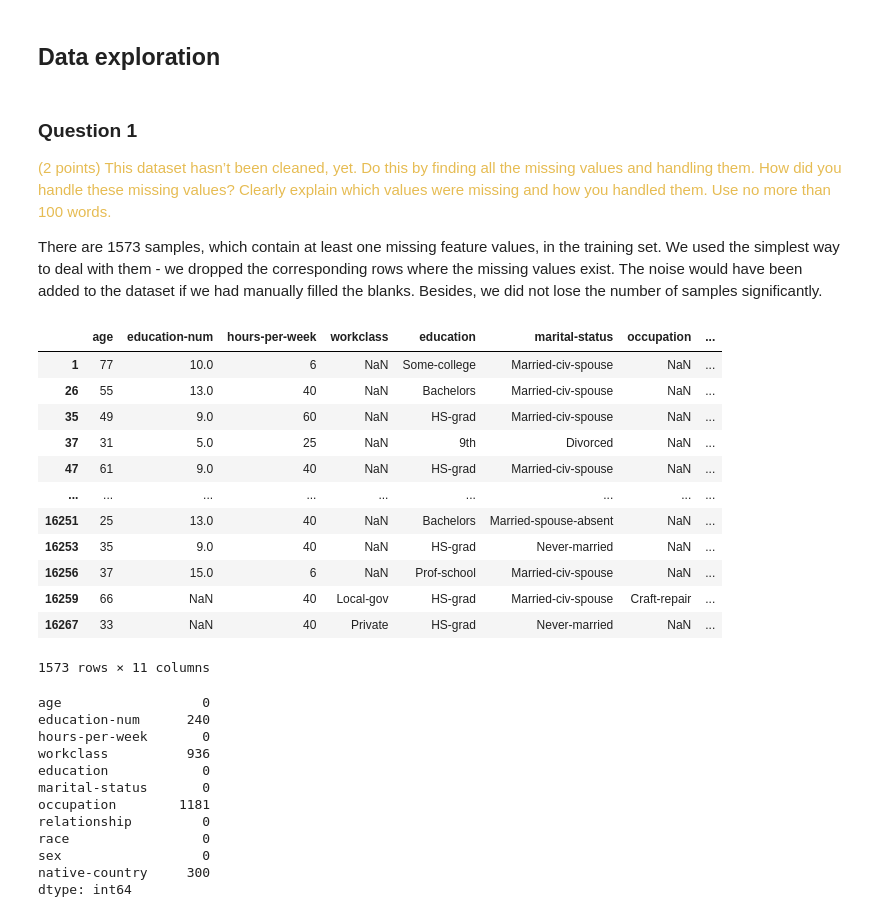
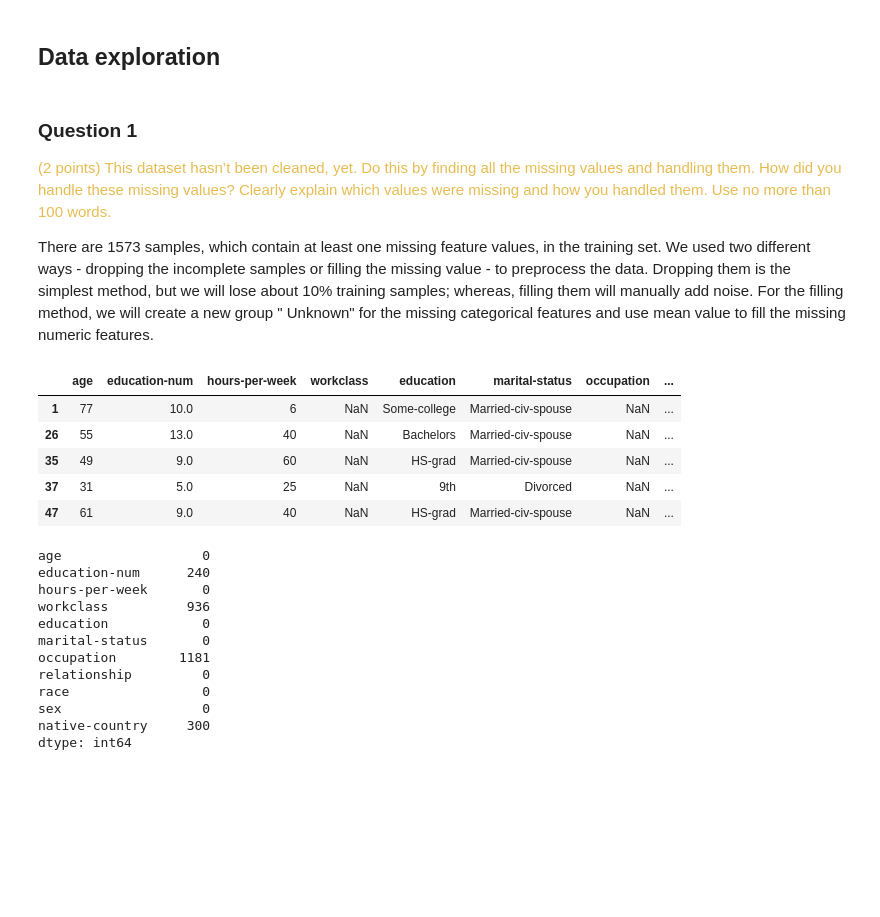
Before and after one commit to Timo9Madrid7/CSE2510MachineLearning, a Jupyter notebook: America Census/GROUP_problem_census.ipynb, the cells around one changed output. Cells and saved outputs as stored; diff of their text form; code cells hidden in the pictures; blank space fills up the shorter version.

```diff
--- a/America Census/GROUP_problem_census.ipynb
+++ b/America Census/GROUP_problem_census.ipynb
@@ -146,24 +160,17 @@ It depends on the target or the goal of our model. If we advocate to use these f
 and handling them. How did you handle these missing values? Clearly explain which
 values were missing and how you handled them. Use no more than 100 words.</span>
 
-There are 1573 samples, which contain at least one missing feature values, in the training set. We used the simplest way to deal with them - we dropped the corresponding rows where the missing values exist. The noise would have been added to the dataset if we had manually filled the blanks. Besides, we did not lose the number of samples significantly.
+<P>There are 1573 samples, which contain at least one missing feature values, in the training set. We used two different ways - dropping the incomplete samples or filling the missing value - to preprocess the data. Dropping them is the simplest method, but we will lose about 10% training samples; whereas, filling them will manually add noise. For the filling method, we will create a new group " Unknown" for the missing categorical features and use mean value to fill the missing numeric features.
 # %%
 # find the rows which has the missing value(s)
 x_trian_miss = x_train_raw[x_train_raw.isnull().any(axis=1)==True]
-x_trian_miss
+x_trian_miss.head()
 # %% [output]
 |  | age | education-num | hours-per-week | workclass | education | marital-status | occupation | ... |
 | 1 | 77 | 10.0 | 6 | NaN | Some-college | Married-civ-spouse | NaN | ... |
 | 26 | 55 | 13.0 | 40 | NaN | Bachelors | Married-civ-spouse | NaN | ... |
 | 35 | 49 | 9.0 | 60 | NaN | HS-grad | Married-civ-spouse | NaN | ... |
 | 37 | 31 | 5.0 | 25 | NaN | 9th | Divorced | NaN | ... |
 | 47 | 61 | 9.0 | 40 | NaN | HS-grad | Married-civ-spouse | NaN | ... |
-| ... | ... | ... | ... | ... | ... | ... | ... | ... |
-| 16251 | 25 | 13.0 | 40 | NaN | Bachelors | Married-spouse-absent | NaN | ... |
-| 16253 | 35 | 9.0 | 40 | NaN | HS-grad | Never-married | NaN | ... |
-| 16256 | 37 | 15.0 | 6 | NaN | Prof-school | Married-civ-spouse | NaN | ... |
-| 16259 | 66 | NaN | 40 | Local-gov | HS-grad | Married-civ-spouse | Craft-repair | ... |
-| 16267 | 33 | NaN | 40 | Private | HS-grad | Never-married | NaN | ... |
-1573 rows × 11 columns
 # %%
 # count missing values for each feature
```
Also changed, not shown: parts of 82 cells of this notebook, 8 other files.
